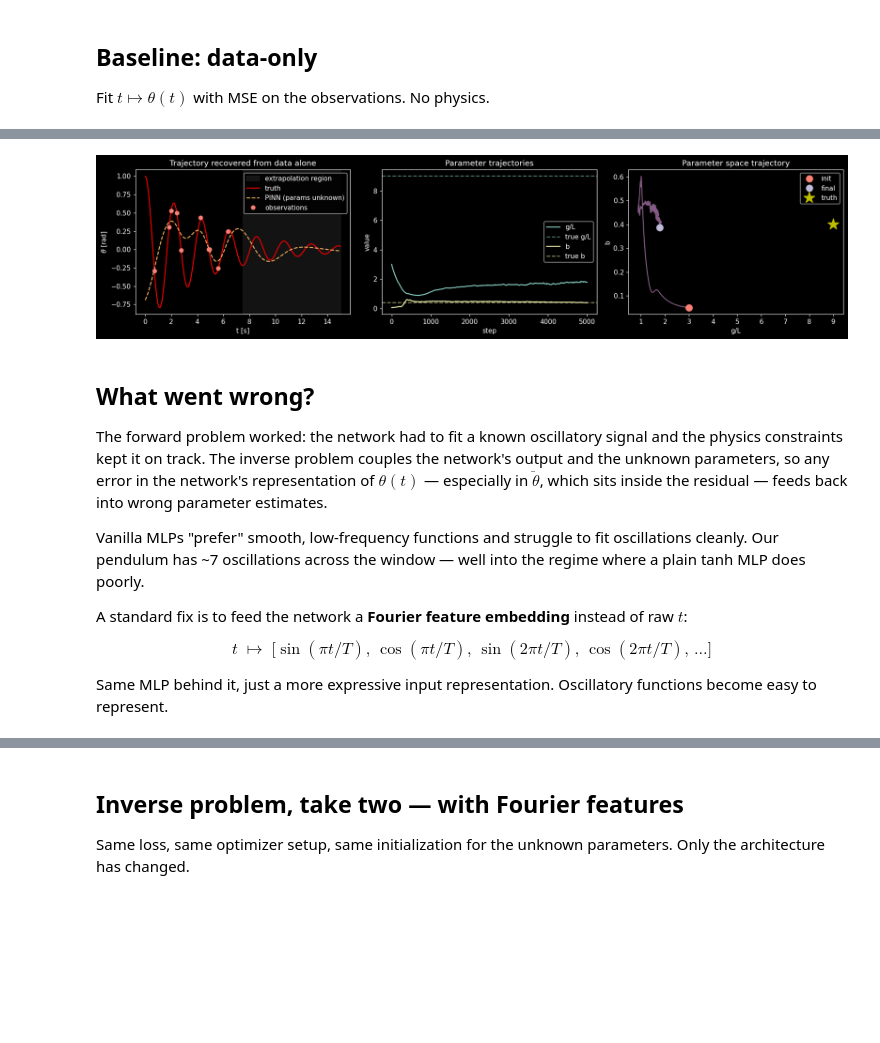
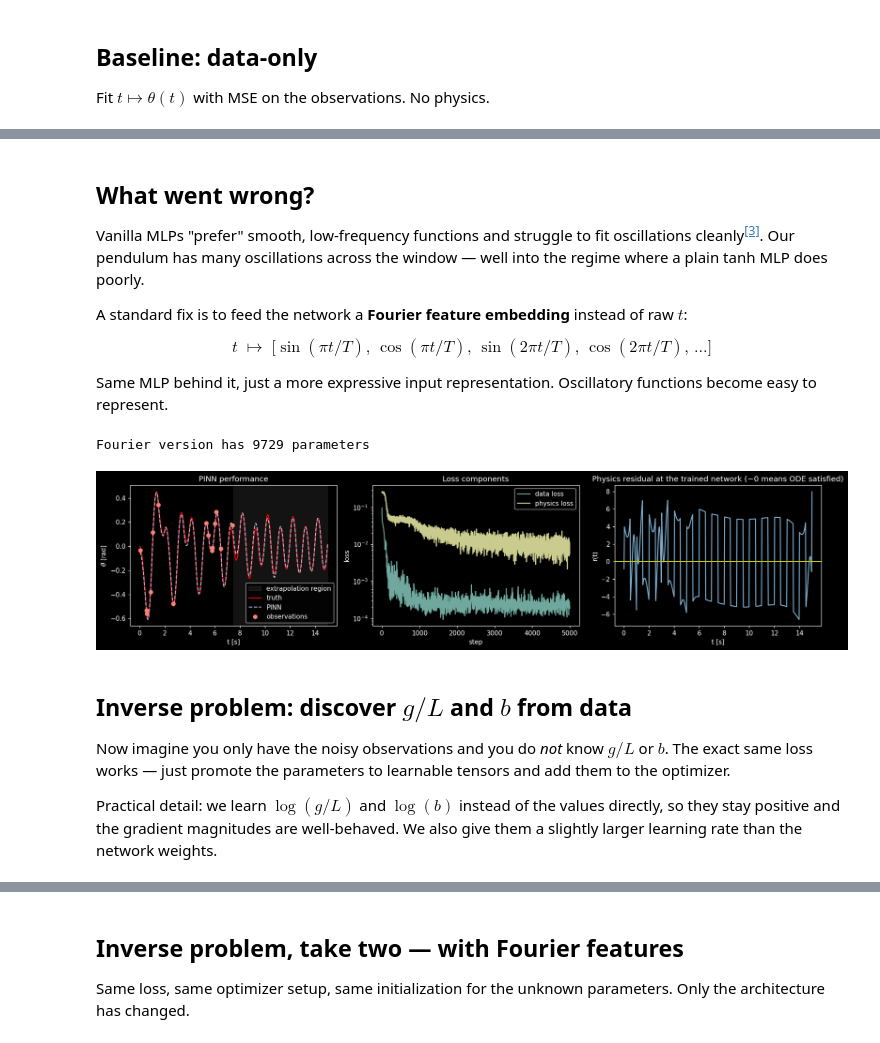
Before and after one commit to WeizmannMLcourse/MLCourse_2026, a Jupyter notebook: Tutorial7_PIML/piml_pendulum.ipynb, the cells around one changed output, grey strips where cells are left out. Saved outputs shown, nothing was run; the diff lists cells and outputs as text; code cells hidden in the pictures; blank space fills up the shorter version.

```diff
--- a/Tutorial7_PIML/piml_pendulum.ipynb
+++ b/Tutorial7_PIML/piml_pendulum.ipynb
@@ -284,45 +405,7 @@ Recovered b   = 0.388   (truth: 0.4)
-# %%
-with torch.no_grad():
-    theta_pred_inv = model_inv(t_full_t).cpu().numpy().squeeze()
-
-fig, axes = plt.subplots(1, 3, figsize=(16, 4))
-
-ax = axes[0]
-ax.axvspan(T_obs, T_total, color='gray', alpha=0.15, label='extrapolation region')
-ax.plot(t_dense, theta_true, 'r-', lw=1.5, label='truth')
-ax.plot(t_dense, theta_pred_inv, 'C5--', lw=1.5, label='PINN (params unknown)')
-ax.plot(t_obs, theta_obs, 'o', color='C3', label='observations')
-ax.set_xlabel('t [s]'); ax.set_ylabel(r'$\theta$ [rad]')
-ax.set_title('Trajectory recovered from data alone')
-ax.legend()
-
-ax = axes[1]
-ax.plot(g_history, label='g/L', color='C0')
-ax.axhline(g_over_L_true, color='C0', linestyle='--', alpha=0.6, label='true g/L')
-ax.plot(b_history, label='b', color='C1')
-ax.axhline(b_true, color='C1', linestyle='--', alpha=0.6, label='true b')
-ax.set_xlabel('step'); ax.set_ylabel('value')
-ax.set_title('Parameter trajectories')
-ax.legend()
-
-ax = axes[2]
-ax.plot(g_history, b_history, '-', color='C7', alpha=0.7)
-ax.plot(g_history[0], b_history[0], 'o', color='C3', markersize=10, label='init')
-ax.plot(g_history[-1], b_history[-1], 'o', color='C2', markersize=10, label='final')
-ax.plot(g_over_L_true, b_true, '*', color='y', markersize=18, label='truth')
-ax.set_xlabel('g/L'); ax.set_ylabel('b')
-ax.set_title('Parameter space trajectory')
-ax.legend()
-
-plt.tight_layout(); plt.show()
-# %% [output]
-[figure, removed]
 # %% [markdown]
 ## What went wrong?
 
-The forward problem worked: the network had to fit a known oscillatory signal and the physics constraints kept it on track. The inverse problem couples the network's output and the unknown parameters, so any error in the network's representation of $\theta(t)$ — especially in $\ddot\theta$, which sits inside the residual — feeds back into wrong parameter estimates.
-
-Vanilla MLPs "prefer" smooth, low-frequency functions and struggle to fit oscillations cleanly. Our pendulum has ~7 oscillations across the window — well into the regime where a plain tanh MLP does poorly.
+Vanilla MLPs "prefer" smooth, low-frequency functions and struggle to fit oscillations cleanly<sup>[[3]](https://arxiv.org/pdf/2006.10739)</sup>. Our pendulum has many oscillations across the window — well into the regime where a plain tanh MLP does poorly.
 
 A standard fix is to feed the network a **Fourier feature embedding** instead of raw $t$:
 
@@ -348,3 +431,27 @@ class FourierMLP(nn.Module):
         ang = (t / self.t_max) * self.freqs       # (B, n_freqs)
         feats = torch.cat([torch.sin(ang), torch.cos(ang)], dim=-1)
         return self.net(feats)
+
+    def get_parameter_count(self):
+        return sum(p.numel() for p in self.parameters())
+# %%
+fourier_mlp = FourierMLP().to(device)
+print(f"Fourier version has {fourier_mlp.get_parameter_count()} parameters")
+opt = torch.optim.Adam(fourier_mlp.parameters(), lr=1e-3)
+losses_data, losses_phys = train_PINN(fourier_mlp, opt, lambda_phys=lambda_1)
+# %% [output]
+Fourier version has 9729 parameters
+# %%
+with torch.no_grad():
+    theta_pred_fourier = fourier_mlp(t_full_t).cpu().numpy().squeeze()
+
+scaled_loss = [losses_phys[i] * lambda_1 for i in range(len(losses_phys))]
+plot_pinn(theta_pred_fourier, theta_true, losses_data, scaled_loss)
+# %% [output]
+[figure, added]
+# %% [markdown]
+## Inverse problem: discover $g/L$ and $b$ from data
+
+Now imagine you only have the noisy observations and you do *not* know $g/L$ or $b$. The exact same loss works — just promote the parameters to learnable tensors and add them to the optimizer.
+
+Practical detail: we learn $\log(g/L)$ and $\log(b)$ instead of the values directly, so they stay positive and the gradient magnitudes are well-behaved. We also give them a slightly larger learning rate than the network weights.
```
Also changed, not shown: parts of 18 cells of this notebook, 3 other files.
